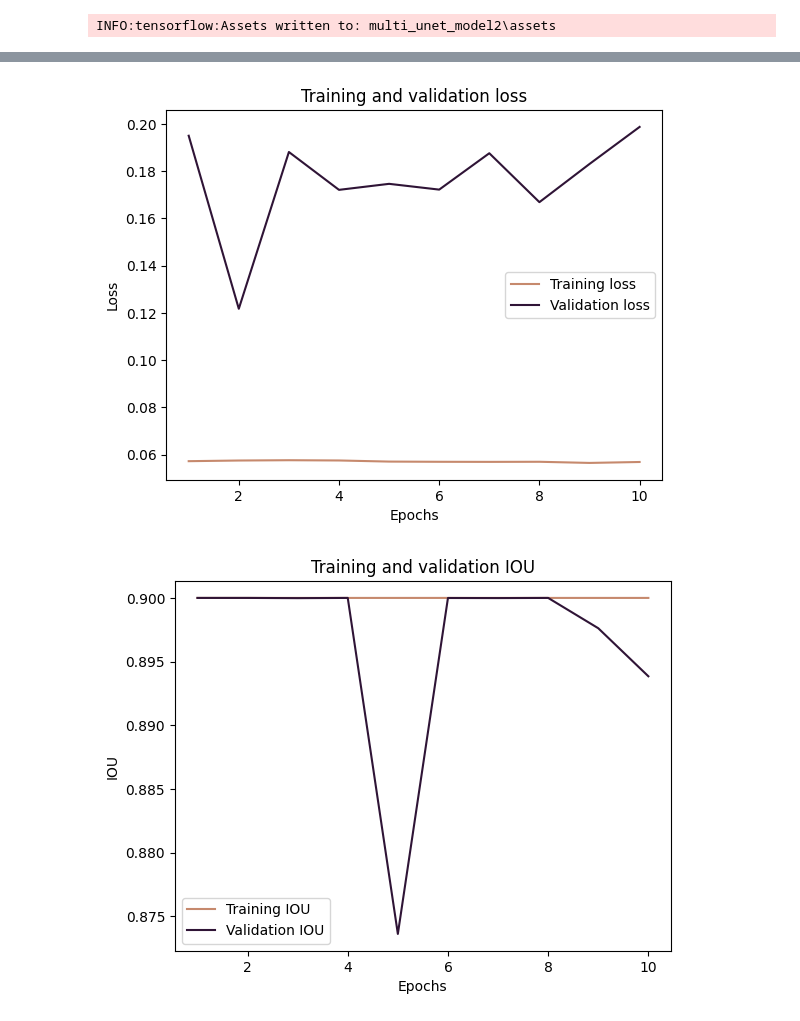
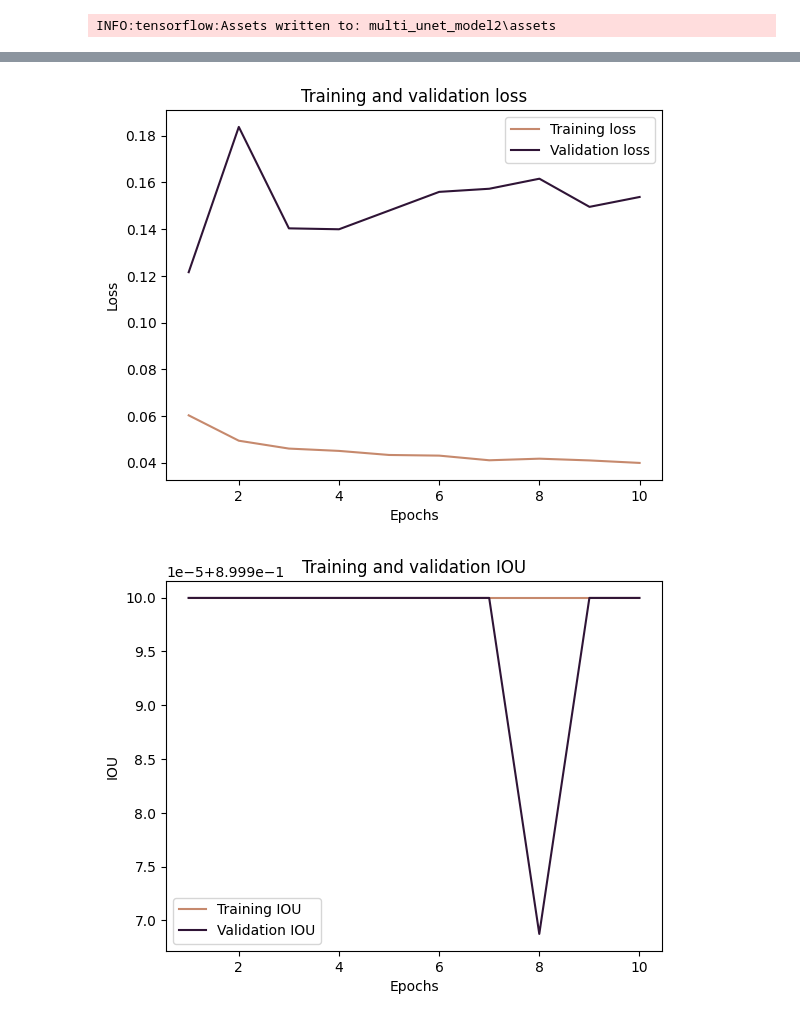
Before and after one commit to karinmuradian/diplom, a Jupyter notebook: Semantic Segmentation UNet_diplom.ipynb, the cells around one changed output, grey strips where cells are left out. Drawn from its saved outputs; the diff is of its cells as text; code cells hidden in the pictures.

```diff
--- a/Semantic Segmentation UNet_diplom.ipynb
+++ b/Semantic Segmentation UNet_diplom.ipynb
@@ -213,8 +213,8 @@ from keras.layers import Input, Conv2D, MaxPooling2D, UpSampling2D, concatenate,
 def multi_unet_model(n_classes=10, IMG_HEIGHT=256, IMG_WIDTH=256, IMG_CHANNELS=1):
 #Build the model
     inputs = Input ((IMG_HEIGHT, IMG_WIDTH, IMG_CHANNELS))
-    s = Lambda(lambda x: x / 255)(inputs)   #No need for this if we normalize our inputs beforehand
-    #s = inputs
+    #s = Lambda(lambda x: x / 255)(inputs)   #No need for this if we normalize our inputs beforehand
+    s = inputs
 
     #Contraction path
     c1 = Conv2D(16, (3, 3), activation='relu', kernel_initializer='he_normal', padding='same')(s)
@@ -272,8 +272,9 @@ def multi_unet_model(n_classes=10, IMG_HEIGHT=256, IMG_WIDTH=256, IMG_CHANNELS=1
 
     return model
 # %%
-model = load_model('multi_unet_model2.h5', compile = False )
-model.compile(optimizer='adam', loss= 'mse', metrics=[tf.keras.metrics.IoU(num_classes=2, target_class_ids=[0])]) #можно использовать дайс
+model = load_model('multi_unet_model2', compile = False )
+model = multi_unet_model ()
+model.compile(optimizer='adam', loss= 'mse', metrics=[tf.keras.metrics.IoU(num_classes=10, target_class_ids=[0])]) #можно использовать дайс
 model.summary()
 
 
@@ -281,7 +282,7 @@ history = model.fit(X_train, y_train_cat,
                     batch_size = 5,
                     verbose=1,
                     epochs=10,
-                    validation_data=(X_test, y_test_cat),
+                    validation_data=(X_test, y_test_cat))
                     #class_weight=class_weights,
-                    shuffle=False)
+                    #shuffle=False)
 # %% [output]
@@ -331,31 +330,31 @@ WARNING:tensorflow:From c:\Users\katko\anaconda3\envs\Diplom\lib\site-packages\t
 # %%
 
 ###
 #Отображение точности и ошибки в каждую эпоху
 loss = history.history['loss']
 val_loss = history.history['val_loss']
 epochs = range(1, len(loss) + 1)
 plt.plot(epochs, loss, 'y', label='Training loss', color = '#c6896dff')
 plt.plot(epochs, val_loss, 'r', label='Validation loss',color = '#2f1436ff')
 plt.title('Training and validation loss')
 plt.xlabel('Epochs')
 plt.ylabel('Loss')
 plt.legend()
 plt.show()
 
-IOU = history.history['io_u']
-val_IOU = history.history['val_io_u']
+IOU = history.history['io_u_9']
+val_IOU = history.history['val_io_u_9']
 
 plt.plot(epochs, IOU, 'y', label='Training IOU',color = '#c6896dff')
 plt.plot(epochs, val_IOU, 'r', label='Validation IOU',color = '#2f1436ff')
 plt.title('Training and validation IOU')
 plt.xlabel('Epochs')
 plt.ylabel('IOU')
 plt.legend()
 plt.show()
 # %% [output]
-[figure, old version]
+[figure, new version]
-[figure, old version]
+[figure, new version]
 # %%
 #Предсказание на нескольких изображениях
 import random
```
Also changed, not shown: parts of 4 cells of this notebook.
